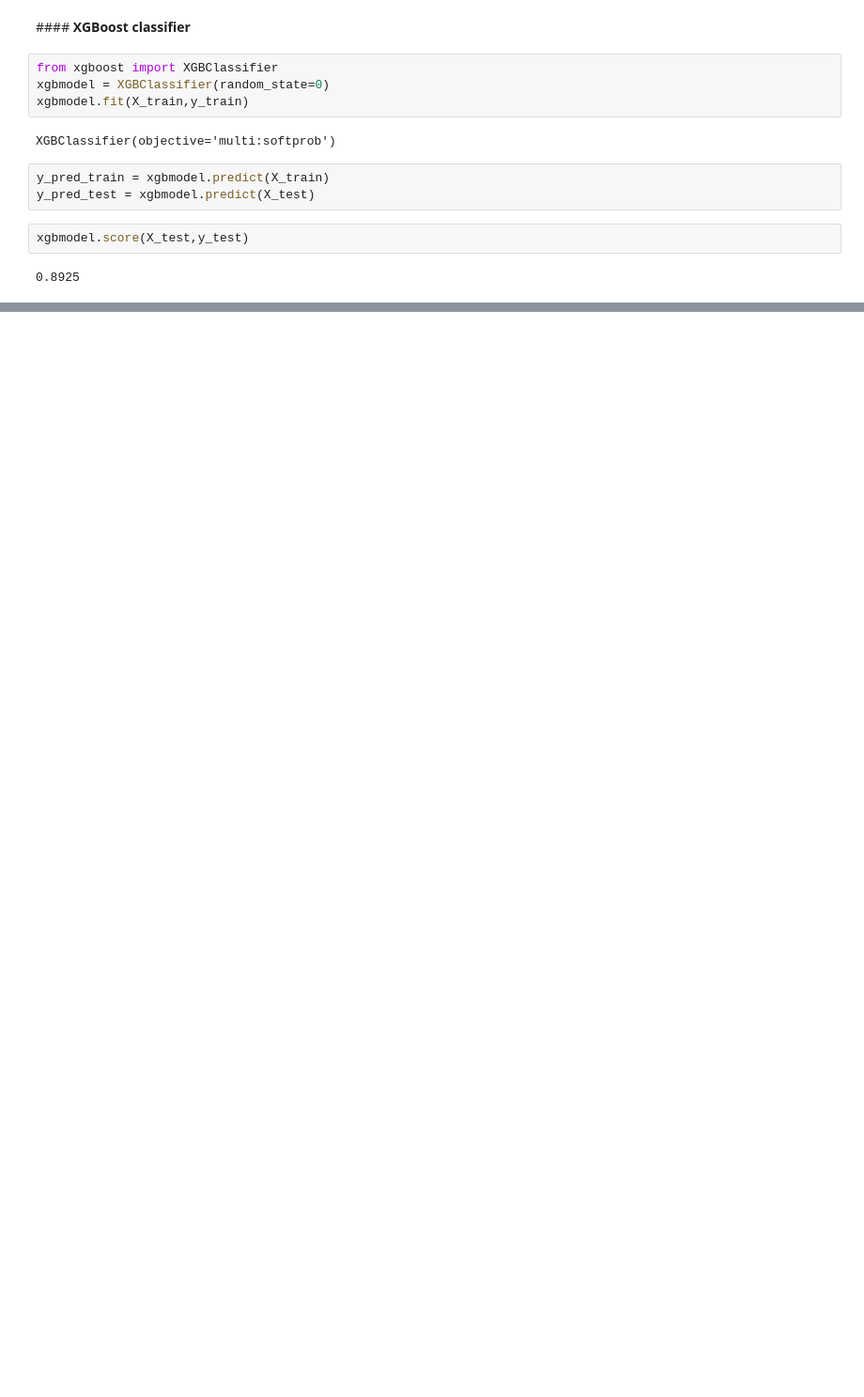
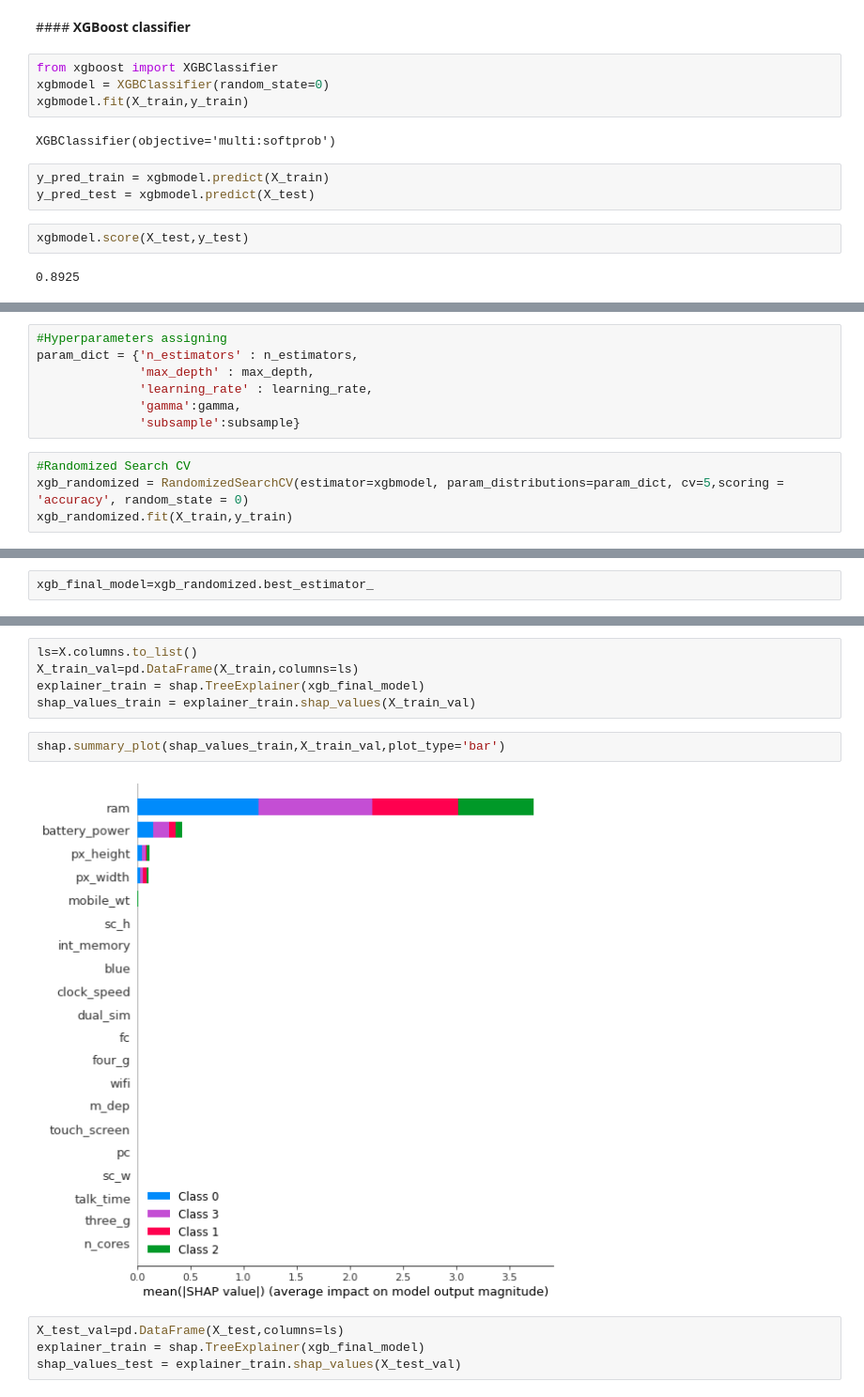
Before and after one commit to ShreedarshM/Mobile-Price-Range-Prediction, a Jupyter notebook: Mobile_Price_Range_Prediction.ipynb, the cells around one changed output, grey strips where cells are left out. Shown at 94% size. Cells and saved outputs as stored; diff of their text form; blank space fills up the shorter version.

```diff
--- a/Mobile_Price_Range_Prediction.ipynb
+++ b/Mobile_Price_Range_Prediction.ipynb
@@ -381,0 +472,11 @@ xgbmodel.score(X_test,y_test)
+# %%
+#Hyperparameters assigning
+param_dict = {'n_estimators' : n_estimators,
+              'max_depth' : max_depth,
+              'learning_rate' : learning_rate,
+              'gamma':gamma,
+              'subsample':subsample}
+# %%
+#Randomized Search CV
+xgb_randomized = RandomizedSearchCV(estimator=xgbmodel, param_distributions=param_dict, cv=5,scoring = 'accuracy', random_state = 0)
+xgb_randomized.fit(X_train,y_train)
@@ -381,0 +514,2 @@ xgbmodel.score(X_test,y_test)
+# %%
+xgb_final_model=xgb_randomized.best_estimator_
@@ -381,0 +588,13 @@ xgbmodel.score(X_test,y_test)
+# %%
+ls=X.columns.to_list()
+X_train_val=pd.DataFrame(X_train,columns=ls)
+explainer_train = shap.TreeExplainer(xgb_final_model)
+shap_values_train = explainer_train.shap_values(X_train_val)
+# %%
+shap.summary_plot(shap_values_train,X_train_val,plot_type='bar')
+# %% [output]
+[figure, added]
+# %%
+X_test_val=pd.DataFrame(X_test,columns=ls)
+explainer_train = shap.TreeExplainer(xgb_final_model)
+shap_values_test = explainer_train.shap_values(X_test_val)
```
Also changed, not shown: parts of 19 cells of this notebook.
